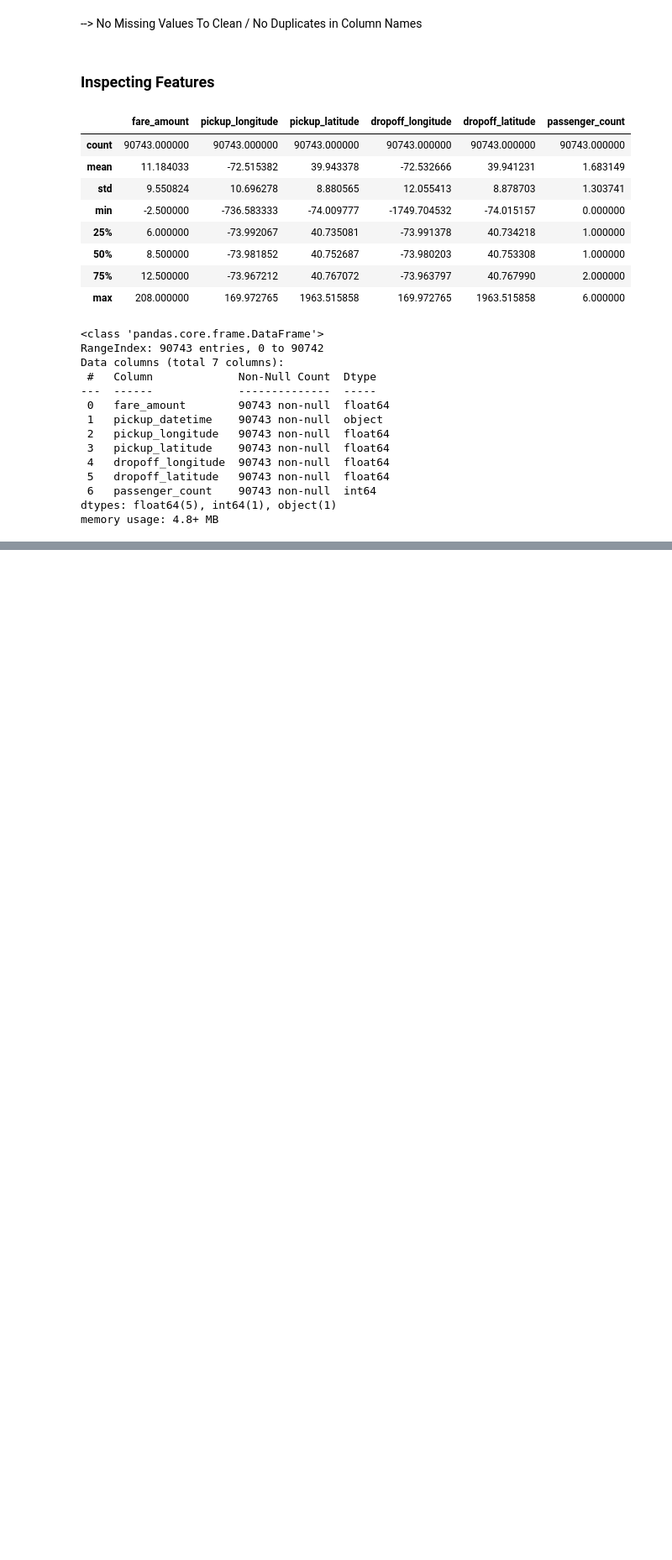
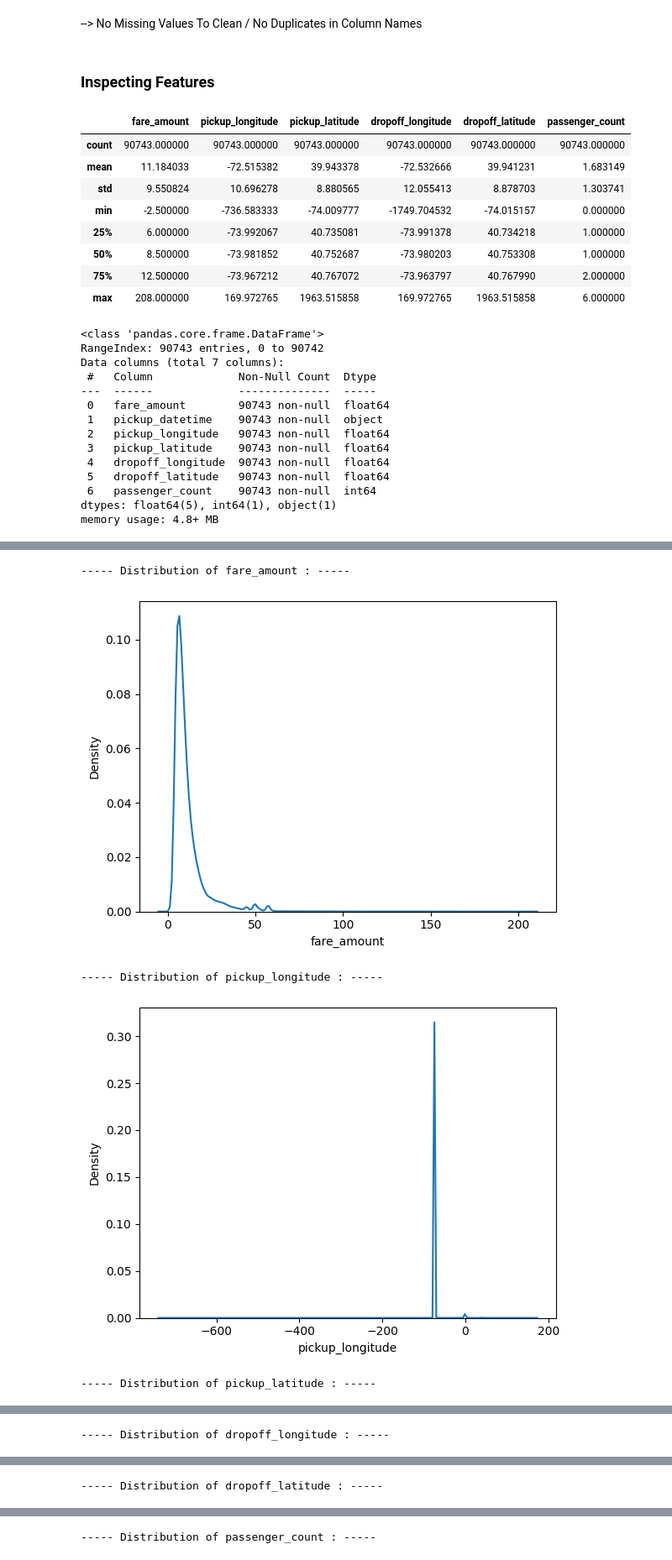
Before and after one commit to yjalil/prelectureMLops, a Jupyter notebook: project/notebooks/Progress_taxifare.ipynb, the cells around one changed output, grey strips where cells are left out. Shown: that part at 84% size. Cells and saved outputs as stored; diff of their text form; code cells hidden in the pictures; blank space fills up the shorter version.

```diff
--- a/project/notebooks/Progress_taxifare.ipynb
+++ b/project/notebooks/Progress_taxifare.ipynb
@@ -120,0 +139,12 @@ KeyboardInterrupt:
+# %%
+# Kernel Density Estimate (KDE) plot for understanding the distribution of continuous data
+for variable in raw_data.select_dtypes(exclude=["object"]).columns:
+    print(f"----- Distribution of {variable} : -----")
+    sns.kdeplot(raw_data[variable])
+    plt.show()
+# %% [output]
+----- Distribution of fare_amount : -----
+[figure, added]
+----- Distribution of pickup_longitude : -----
+[figure, added]
+----- Distribution of pickup_latitude : -----
@@ -120,0 +152 @@ KeyboardInterrupt:
+----- Distribution of dropoff_longitude : -----
@@ -120,0 +154 @@ KeyboardInterrupt:
+----- Distribution of dropoff_latitude : -----
@@ -120,0 +156 @@ KeyboardInterrupt:
+----- Distribution of passenger_count : -----
```
Also changed, not shown: parts of 8 cells of this notebook.
